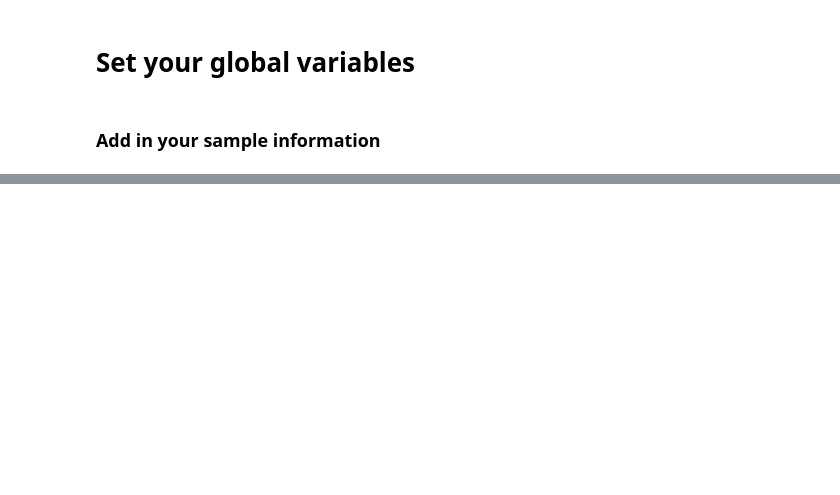
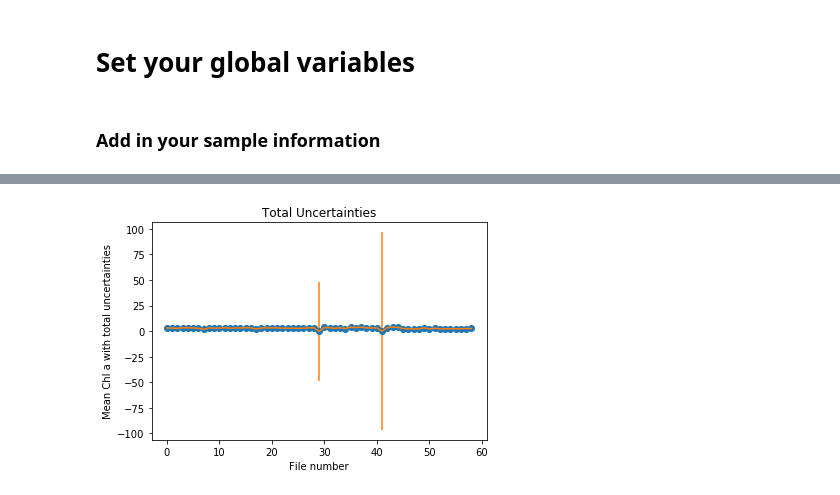
Before and after one commit to catherinekuhn/oceanoptics, a Jupyter notebook: Fluorometer/Lab 05 Chlorophyll a Extractive.ipynb, the cells around one changed output, grey strips where cells are left out. Cells and saved outputs as stored; diff of their text form; code cells hidden in the pictures; blank space fills up the shorter version.

```diff
--- a/Fluorometer/Lab 05 Chlorophyll a Extractive.ipynb
+++ b/Fluorometer/Lab 05 Chlorophyll a Extractive.ipynb
@@ -236,0 +153,11 @@ for row in range (len(data)):
+# %%
+
+plt.plot(x, data['chl_ugL'], 'o')
+plt.errorbar(x, data['chl_ugL'], yerr = sigma_chla_ls)
+#plt.ylim(0,5)
+plt.ylabel('Mean Chl a with total uncertainties')
+plt.xlabel('File number')
+plt.title('Total Uncertainties')
+plt.savefig('Mean Chl with Total Uncertainties', dpi=1200)
+# %% [output]
+[figure, added]
```
Also changed, not shown: parts of 27 cells of this notebook.
